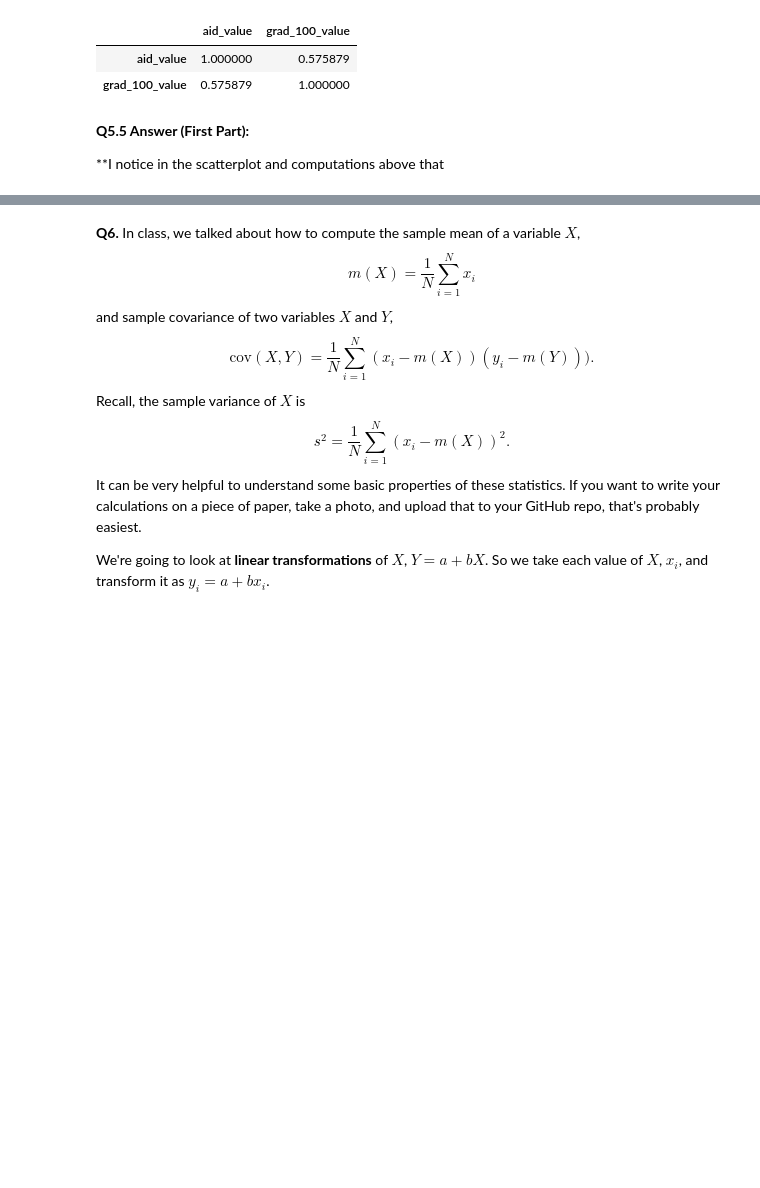
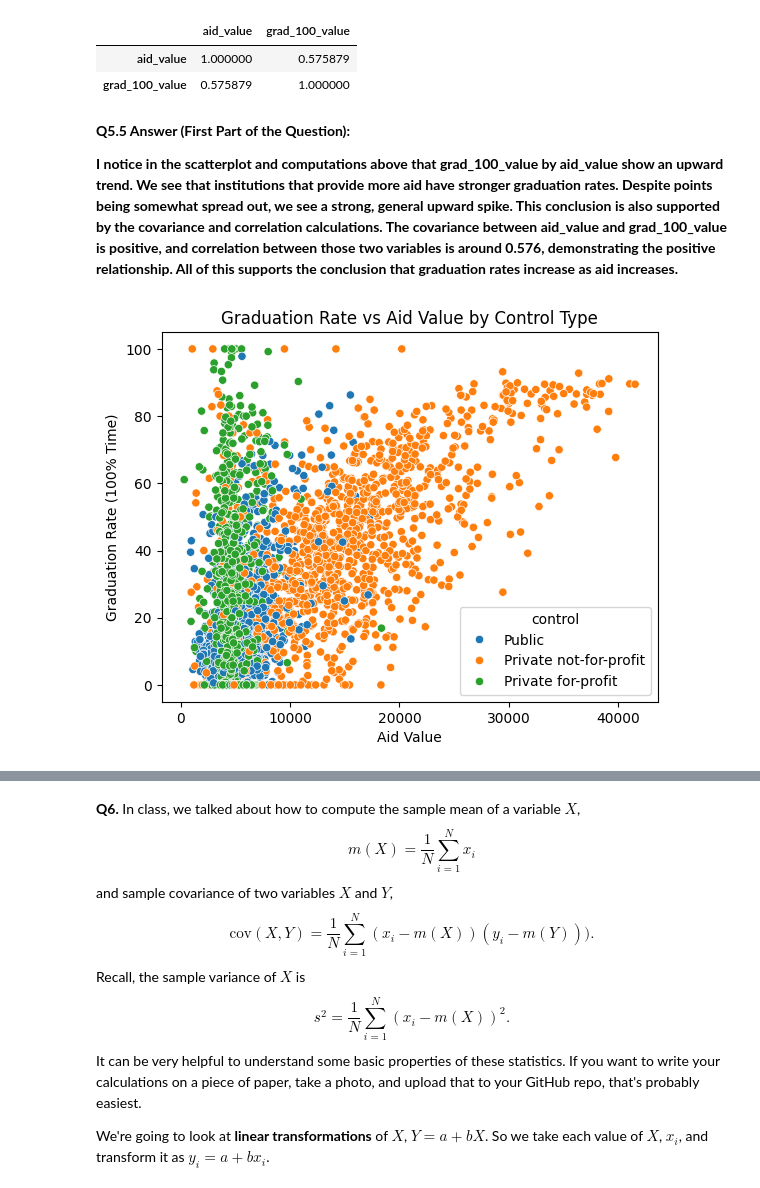
Before and after one commit to namithatholasi/undergrad_ml_assignments, a Jupyter notebook: 01_assignment_wrangling_and_eda.ipynb, the cells around one changed output, grey strips where cells are left out. Saved outputs shown, nothing was run; the diff lists cells and outputs as text; code cells hidden in the pictures; blank space fills up the shorter version.

```diff
--- a/01_assignment_wrangling_and_eda.ipynb
+++ b/01_assignment_wrangling_and_eda.ipynb
@@ -682,6 +672,26 @@ df_college[["aid_value", "grad_100_value"]].corr()
 | aid_value | 1.000000 | 0.575879 |
 | grad_100_value | 0.575879 | 1.000000 |
 # %% [markdown]
-**Q5.5 Answer (First Part):**
+**Q5.5 Answer (First Part of the Question):**
 
-**I notice in the scatterplot and computations above that
+**I notice in the scatterplot and computations above that grad_100_value by aid_value show an upward trend. We see that institutions that provide more aid have stronger graduation rates. Despite points being somewhat spread out, we see a strong, general upward spike. This conclusion is also supported by the covariance and correlation calculations. The covariance between aid_value and grad_100_value is positive, and correlation between those two variables is around 0.576, demonstrating the positive relationship. All of this supports the conclusion that graduation rates increase as aid increases.**
+# %%
+#Q5.5
+
+#Scatter plot of graduation rate vs aid, conditioning on control
+import seaborn as sns
+import matplotlib.pyplot as plt
+
+sns.scatterplot(
+    data=df_college,
+    x="aid_value",
+    y="grad_100_value",
+    hue="control"
+)
+
+plt.xlabel("Aid Value")
+plt.ylabel("Graduation Rate (100% Time)")
+plt.title("Graduation Rate vs Aid Value by Control Type")
+plt.show()
+# %% [output]
+[figure, added]
```
Also changed, not shown: parts of 6 cells of this notebook.
